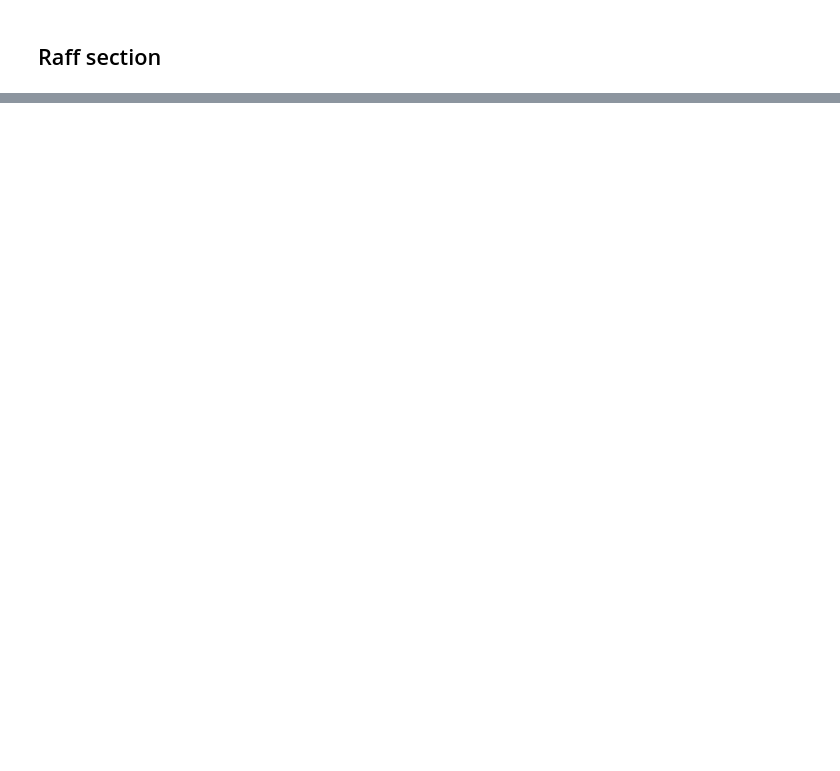
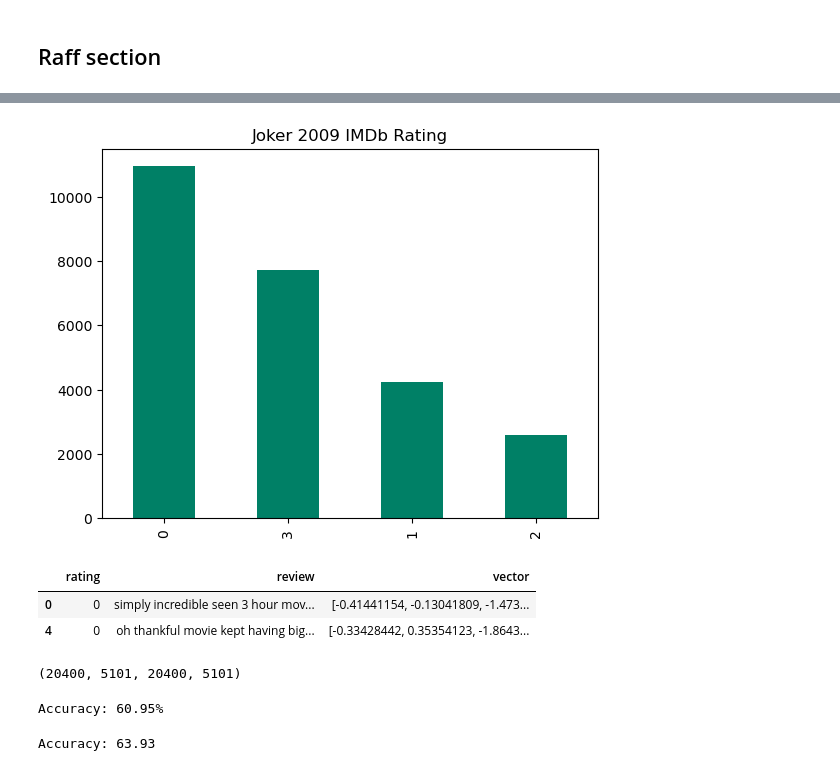
Before and after one commit to oitik/Movie_rating_prediction_using_machine_learning, a Jupyter notebook: movie-rating-final-version.ipynb, the cells around one changed output, grey strips where cells are left out. Cells and saved outputs as stored; diff of their text form; code cells hidden in the pictures; blank space fills up the shorter version.

```diff
--- a/movie-rating-final-version.ipynb
+++ b/movie-rating-final-version.ipynb
@@ -593,0 +597,7 @@ print(merged_df)
+# %%
+# df.rating = df.rating.astype(int)
+# df.rating = df.rating.apply(level)
+
+df.rating.value_counts().plot(kind='bar', cmap='summer', title='Joker 2009 IMDb Rating');
+# %% [output]
+[figure, added]
@@ -593,0 +611,47 @@ print(merged_df)
+# %%
+df.head(2)
+# %% [output]
+|  | rating | review | vector |
+| 0 | 0 | simply incredible seen 3 hour mov... | [-0.41441154, -0.13041809, -1.473... |
+| 4 | 0 | oh thankful movie kept having big... | [-0.33428442, 0.35354123, -1.8643... |
+# %%
+# Set data
+X = list(df['vector'])
+y = list(df.rating.astype(int))
+# Split the data into training and testing sets
+
+np.random.seed(42)
+
+X_train, X_test, y_train, y_test = train_test_split(X, y, test_size=0.2)
+len(X_train), len(X_test), len(y_train), len(y_test)
+# %% [output]
+(20400, 5101, 20400, 5101)
+# %%
+# Load model
+rfc = RandomForestClassifier()
+rfc.fit(X_train, y_train)
+
+from sklearn.metrics import accuracy_score
+
+# Make predictions on the test set
+y_pred = rfc.predict(X_test)
+
+# Calculate accuracy score
+accuracy = accuracy_score(y_test, y_pred)
+
+print(f"Accuracy: {accuracy*100:.2f}%", )
+# %% [output]
+Accuracy: 60.95%
+# %%
+# Create and fit the XGBoost classifier
+model = XGBClassifier(num_class=4)
+model.fit(X_train, y_train)
+
+# Make predictions on the test set
+y_prd = model.predict(X_test)
+#Calculate accuracy score
+accuracy = accuracy_score(y_test, y_prd)
+
+print(f"Accuracy: {accuracy*100:.2f}", )
+# %% [output]
+Accuracy: 63.93
```
Also changed, not shown: parts of 34 cells of this notebook.
